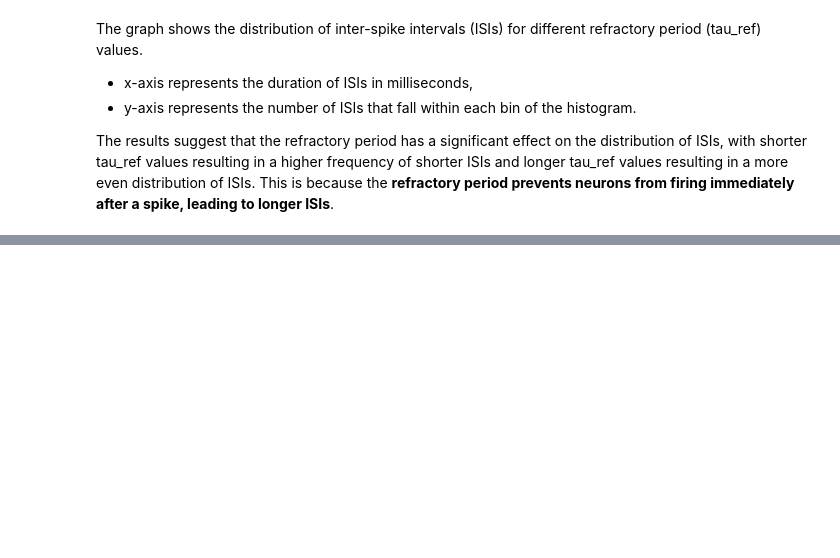
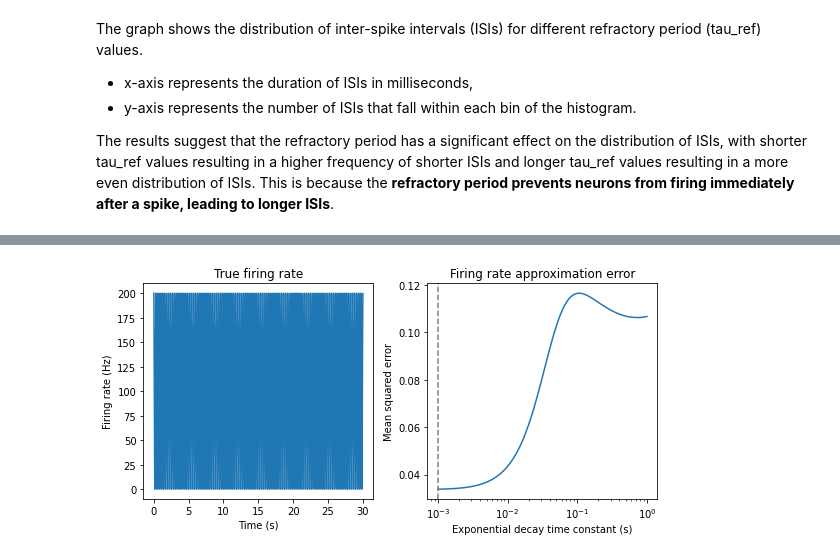
Before and after one commit to SpenBobCat/Computational_Neuroscience, a Jupyter notebook: Copy_of_Computational_Neuroscience_Coursera.ipynb, the cells around one changed output, grey strips where cells are left out. Saved outputs shown, nothing was run; the diff lists cells and outputs as text; code cells hidden in the pictures; blank space fills up the shorter version.

```diff
--- a/Copy_of_Computational_Neuroscience_Coursera.ipynb
+++ b/Copy_of_Computational_Neuroscience_Coursera.ipynb
@@ -212,0 +323,69 @@ The results suggest that the refractory period has a significant effect on the d
+# %%
+import numpy as np
+import matplotlib.pyplot as plt
+
+# Parameters
+dt = 0.001  # Time step in seconds
+T = 30  # Total time in seconds
+
+# Poisson spike generator with variable firing rate
+def poisson_spikes_var(rate_fn):
+    t = 0
+    spikes = []
+    while t < T:
+        rate = rate_fn(t)
+        if np.random.rand() < rate*dt:
+            spikes.append(t)
+        t += dt
+    return spikes
+
+# Time-dependent firing rate
+rate_fn = lambda t: 100*(1 + np.cos(2*np.pi*t/0.3))
+
+# Generate spike train
+spikes = poisson_spikes_var(rate_fn)
+
+# To determine the best value of τ(approx), we need to experiment with a few different
+# values in the range of 1 to 100 ms and compute the average squared error of the firing
+# rate estimate for each value of τ(approx). The squared error can be computed as the
+# integral of the squared difference between the true firing rate and the estimated
+# firing rate over time.
+
+# Compute firing rate approximation
+tau_approx_vals = np.logspace(-3, 0, num=100)  # Exponential decay time constants to try
+mse_vals = np.zeros_like(tau_approx_vals)  # Mean squared error values
+r_approx = 0  # Initial approximation
+count = 0  # Spike count
+for i in range(len(spikes)):
+    t = spikes[i]
+    dt = t - (spikes[i-1] if i > 0 else 0)
+    r = rate_fn(t)
+    mse_vals += dt*(r - r_approx)**2
+    if dt > 0:
+        r_approx = r_approx*np.exp(-dt/tau_approx_vals) + r*(1 - np.exp(-dt/tau_approx_vals))
+        count = 1
+    else:
+        r_approx = r_approx*np.exp(-dt/tau_approx_vals)
+        count += 1
+mse_vals /= T*rate_fn(T)**2
+mse_min_idx = np.argmin(mse_vals)
+tau_approx_opt = tau_approx_vals[mse_min_idx]
+
+# Plot results
+plt.figure(figsize=(8, 4))
+plt.subplot(121)
+plt.plot(np.arange(0, T, dt), rate_fn(np.arange(0, T, dt)))
+plt.xlabel('Time (s)')
+plt.ylabel('Firing rate (Hz)')
+plt.title('True firing rate')
+plt.subplot(122)
+plt.plot(tau_approx_vals, mse_vals)
+plt.axvline(tau_approx_opt, linestyle='--', color='gray')
+plt.xlabel('Exponential decay time constant (s)')
+plt.ylabel('Mean squared error')
+plt.title('Firing rate approximation error')
+plt.xscale('log')
+plt.tight_layout()
+plt.show()
+# %% [output]
+[figure, added]
```
Also changed, not shown: parts of 21 cells of this notebook.
